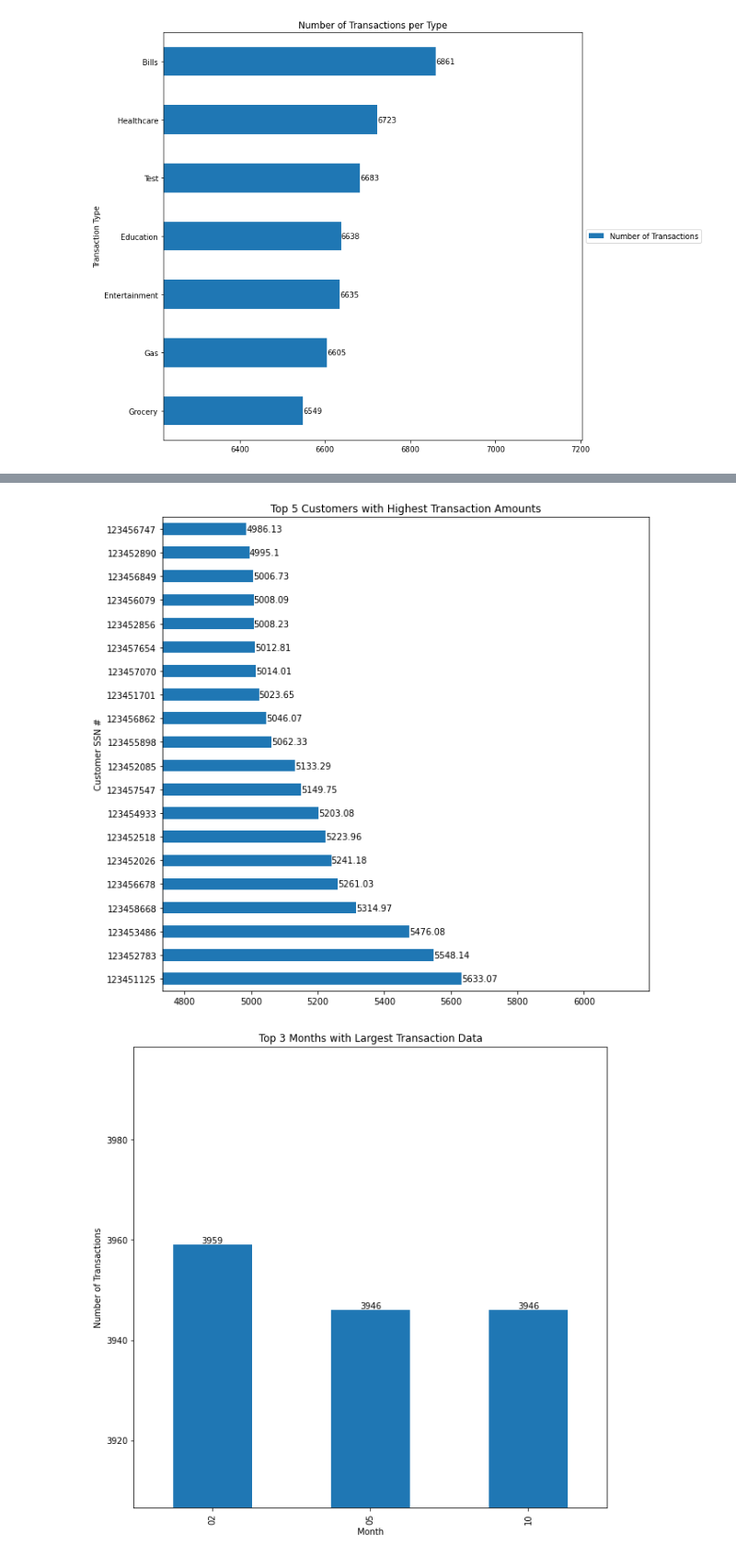
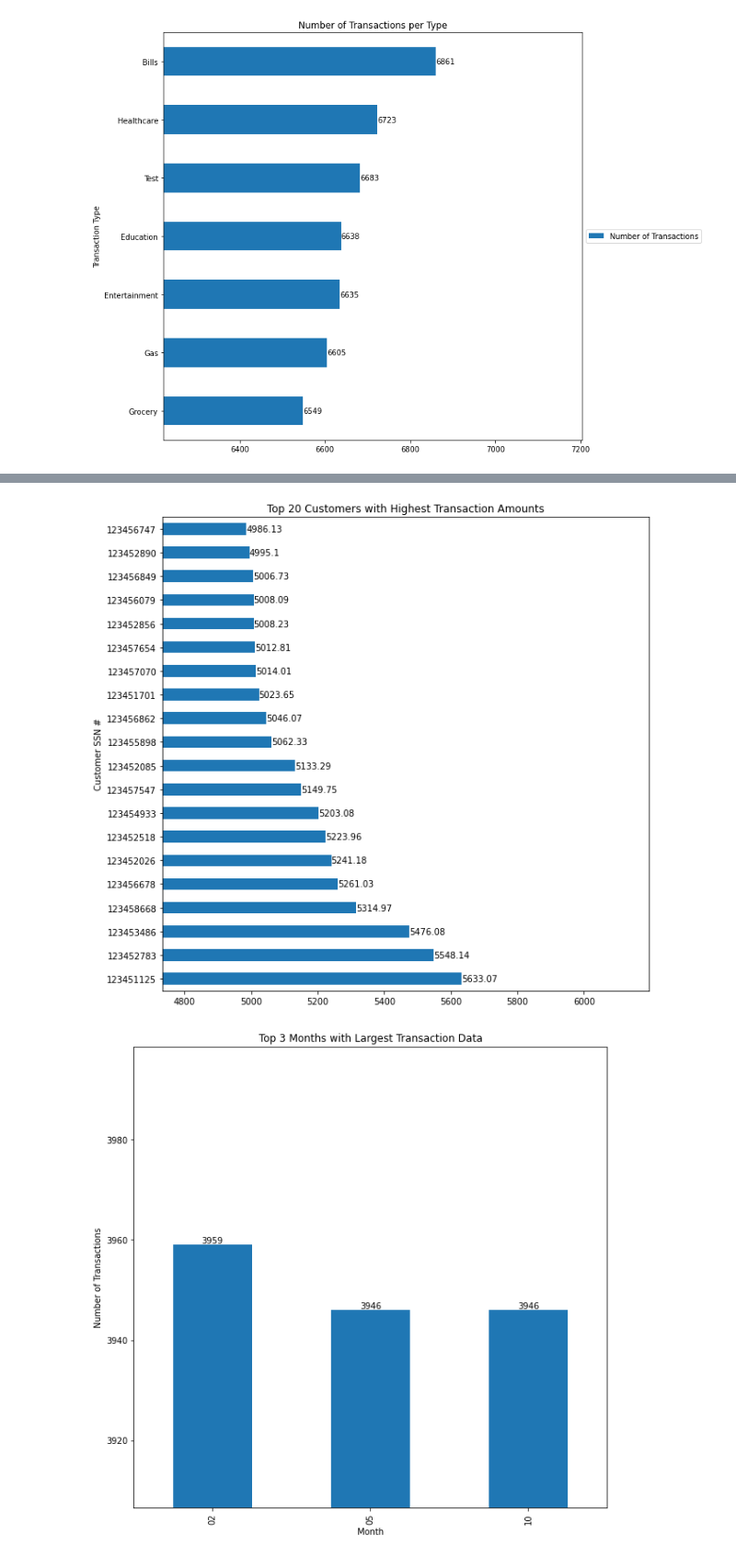
Before and after one commit to Cosdaman/PSCS-LoanAndCredit, a Jupyter notebook: Credit_Data_Visualization.ipynb, the cells around one changed output, grey strips where cells are left out. Shown at 92% size. Drawn from its saved outputs; the diff is of its cells as text; code cells hidden in the pictures.

```diff
--- a/Credit_Data_Visualization.ipynb
+++ b/Credit_Data_Visualization.ipynb
@@ -61,25 +62,25 @@ plt.close()
 # %%
-# Find and plot the sum of all transactions for each customer, and which customer has the highest transaction amount.
+# Find and plot the sum of all transactions for each customer, and which customer has the highest transaction amount. (First 20)
 # hint(use CUST_SSN).
 
 pandas_cc_df = cc_df.toPandas()
 pandas_cc_df = pandas_cc_df.groupby(
     'CUST_SSN')['TRANSACTION_VALUE'].sum().sort_values(ascending=False)
 
 highestTransaction_plot = pandas_cc_df.head(20).plot(kind='barh',
                                                    figsize=(10, 10),
                                                    xlabel='Customer SSN #',
                                                    ylabel='Total Transactions',
-                                                   title='Top 5 Customers with Highest Transaction Amounts')
+                                                   title='Top 20 Customers with Highest Transaction Amounts')
 
 highestTransaction_plot.bar_label(highestTransaction_plot.containers[0])
 
 plt.xlim([min(pandas_cc_df.head())*0.90,
          max(pandas_cc_df.head())*1.10])
 
 plt.show()
 # %% [output]
-[figure, old version]
+[figure, new version]
 # %%
 # Find and plot the top three months with the largest transaction data.
 pandas_cc_df = cc_df.toPandas()
```
Also changed, not shown: parts of 4 cells of this notebook, 1 other file.
